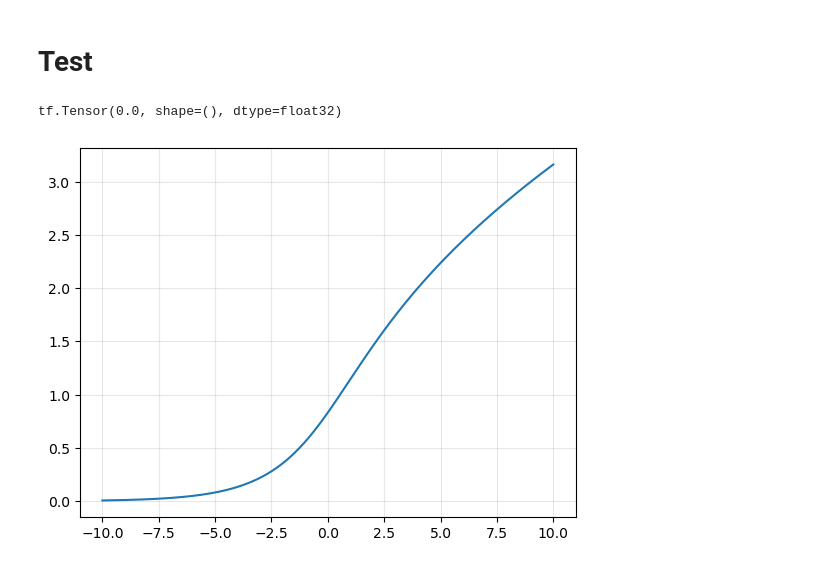
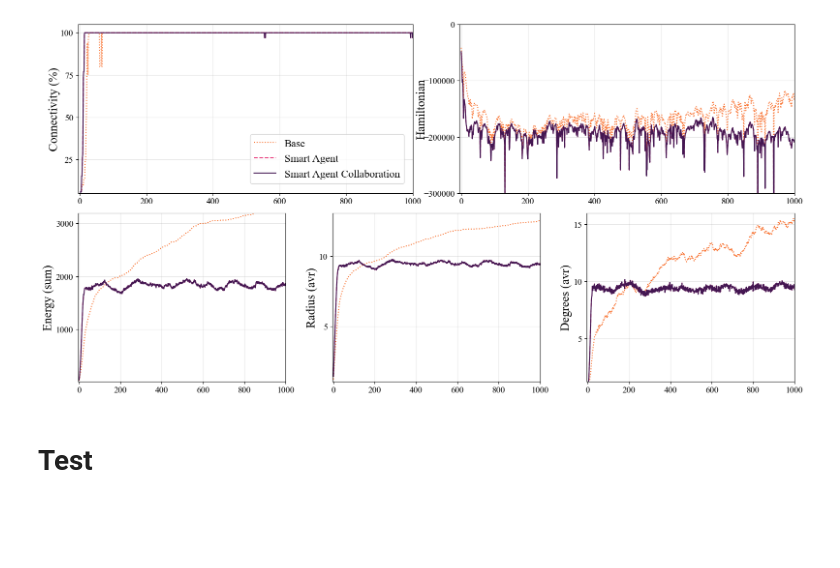
Before and after one commit to mehdibp/distributed_connected, a Jupyter notebook: Agents.ipynb, the cells around one changed output. Drawn from its saved outputs; the diff is of its cells as text; code cells hidden in the pictures; blank space fills up the shorter version.

```diff
--- a/Agents.ipynb
+++ b/Agents.ipynb
@@ -419,2 +62,22 @@ MovieWriter ffmpeg unavailable; using Pillow instead.
+# %%
+excel_name = "30 Averaged MT , lr=1e-5 , alpha4=-1000 , L=45____.xlsx"
+sheet_name = 'Ensemble'
+output_name = "o.png"
+
+
+figsize  = (16, 8)
+raw_col  = (2 , 6)
+labelpad = [0, -6, 2, 2, 2]
+ylim     = [[5, 105], [-300000, 0], [10, 3200], [1.05, 13.1], [1.2, 15.99]]  # s
+legend   = ['Base', 'Smart Agent', 'Smart Agent Collaboration']
+bbox_to_anchor = (0.5, 0., 0.49, 0.38)
+
+figure_feature = [figsize, raw_col, labelpad, ylim, legend, bbox_to_anchor]
+
+
+importlib.reload(Analysis)
+Analysis.Ploting(excel_name, sheet_name, figure_feature, output_name)
+# %% [output]
+[figure, added]
 # %% [markdown]
 # Test
@@ -428,20 +83,0 @@ MovieWriter ffmpeg unavailable; using Pillow instead.
-# %%
-N = 100                      # Number of agents
-L = 14                       # The length of the simulation box
-# camera, environment, Agents, Hamilton, Giant, Edges, Energy, R_avg, Tau = Initializer(N, L, 30)
-
-def custom_activation(x):
-    xx = (tf.keras.backend.softplus(x))**0.5
-    return -tf.keras.backend.elu(-xx + 100) + 100
-
-print(custom_activation(-40.))
-
-X = np.linspace(-10,10,1000)
-Y = custom_activation(X)
-
-plt.plot(X,Y)
-plt.grid(alpha=0.3)
-plt.show()
-# %% [output]
-tf.Tensor(0.0, shape=(), dtype=float32)
-[figure, removed]
```
Also changed, not shown: parts of 19 cells of this notebook, 2 other files.
